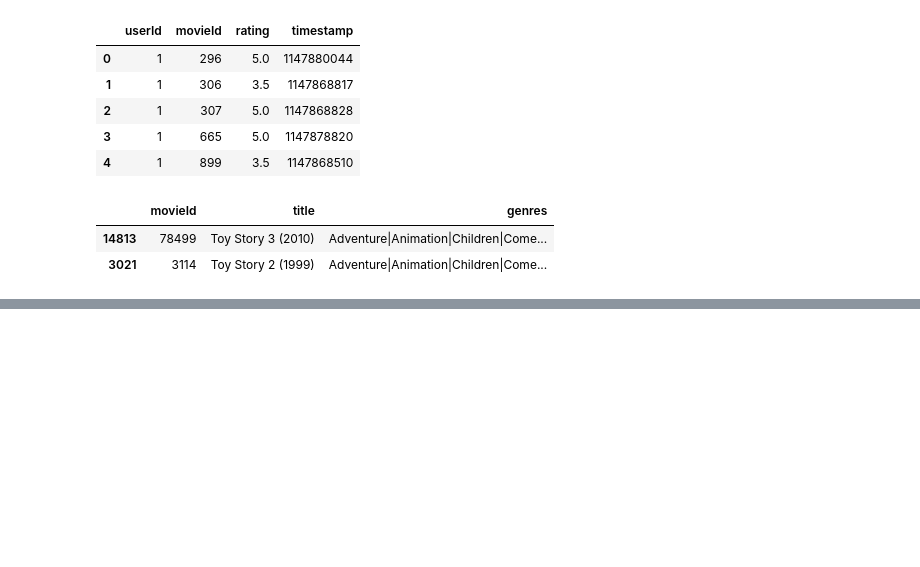
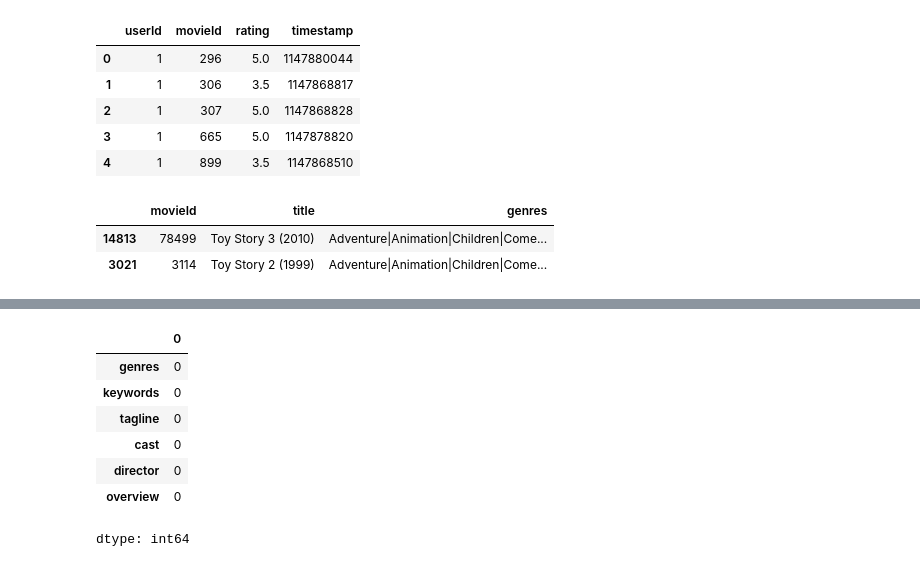
Before and after one commit to htetaunglynn94/portfolio_projects, a Jupyter notebook: machine_learning/logistic_regression/movie_recommendation_system.ipynb, the cells around one changed output, grey strips where cells are left out. Saved outputs shown, nothing was run; the diff lists cells and outputs as text; code cells hidden in the pictures; blank space fills up the shorter version.

```diff
--- a/machine_learning/logistic_regression/movie_recommendation_system.ipynb
+++ b/machine_learning/logistic_regression/movie_recommendation_system.ipynb
@@ -206,0 +297,11 @@ user_interface()
+# %%
+mvd[selected_features].isna().sum()
+# %% [output]
+|  | 0 |
+| genres | 0 |
+| keywords | 0 |
+| tagline | 0 |
+| cast | 0 |
+| director | 0 |
+| overview | 0 |
+dtype: int64
```
Also changed, not shown: parts of 19 cells of this notebook.
